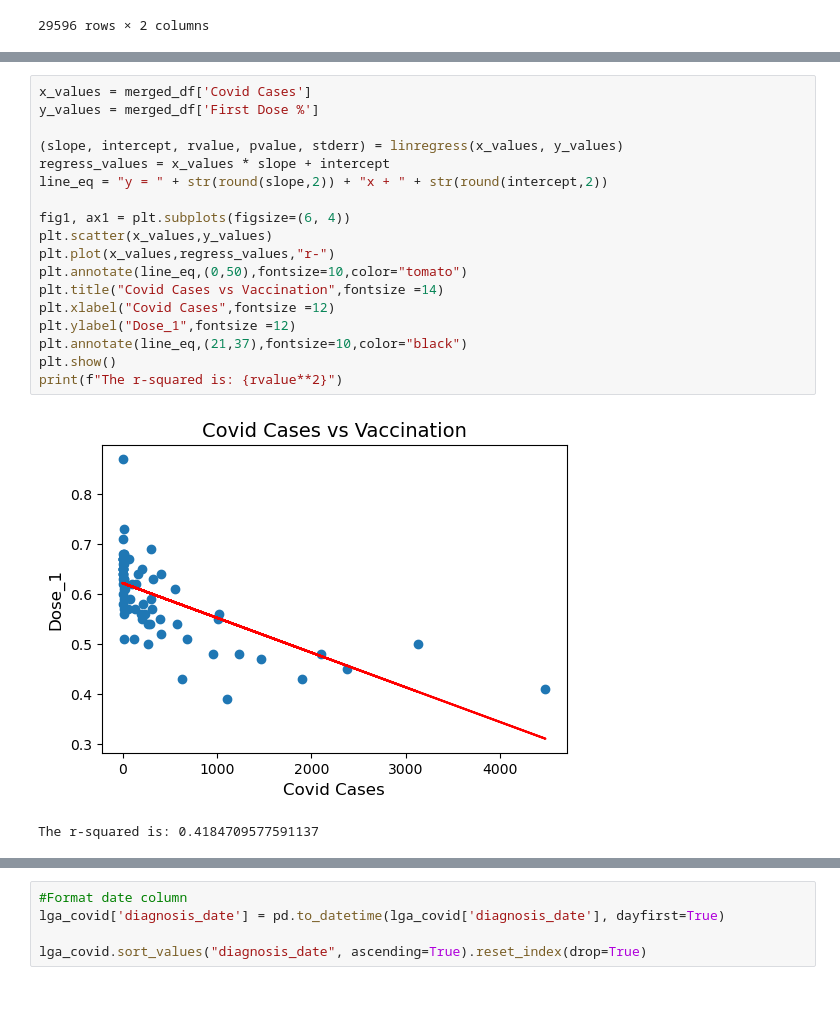
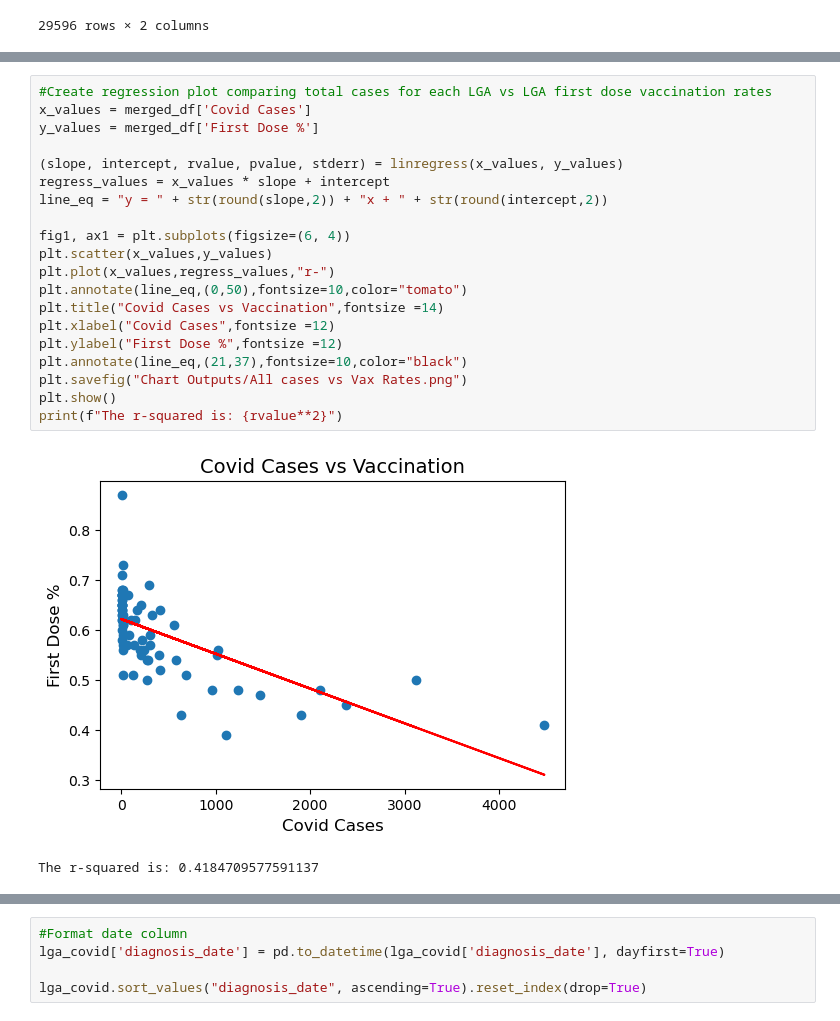
Before and after one commit to BenPickles85/bootcamp-project-1, a Jupyter notebook: LGA Cases vs Vax.ipynb, the cells around one changed output, grey strips where cells are left out. Cells and saved outputs as stored; diff of their text form.

```diff
--- a/LGA Cases vs Vax.ipynb
+++ b/LGA Cases vs Vax.ipynb
@@ -117,24 +104,26 @@ plt.show()
 # %% [output]
 [figure]
 # %%
+#Create regression plot comparing total cases for each LGA vs LGA first dose vaccination rates
 x_values = merged_df['Covid Cases']
 y_values = merged_df['First Dose %']
 
 (slope, intercept, rvalue, pvalue, stderr) = linregress(x_values, y_values)
 regress_values = x_values * slope + intercept
 line_eq = "y = " + str(round(slope,2)) + "x + " + str(round(intercept,2))
 
 fig1, ax1 = plt.subplots(figsize=(6, 4))
 plt.scatter(x_values,y_values)
 plt.plot(x_values,regress_values,"r-")
 plt.annotate(line_eq,(0,50),fontsize=10,color="tomato")
 plt.title("Covid Cases vs Vaccination",fontsize =14)
 plt.xlabel("Covid Cases",fontsize =12)
-plt.ylabel("Dose_1",fontsize =12)
+plt.ylabel("First Dose %",fontsize =12)
 plt.annotate(line_eq,(21,37),fontsize=10,color="black")
+plt.savefig("Chart Outputs/All cases vs Vax Rates.png")
 plt.show()
 print(f"The r-squared is: {rvalue**2}")
 # %% [output]
-[figure, old version]
+[figure, new version]
 The r-squared is: 0.4184709577591137
 # %%
```
Also changed, not shown: parts of 10 cells of this notebook, 2 other files.
